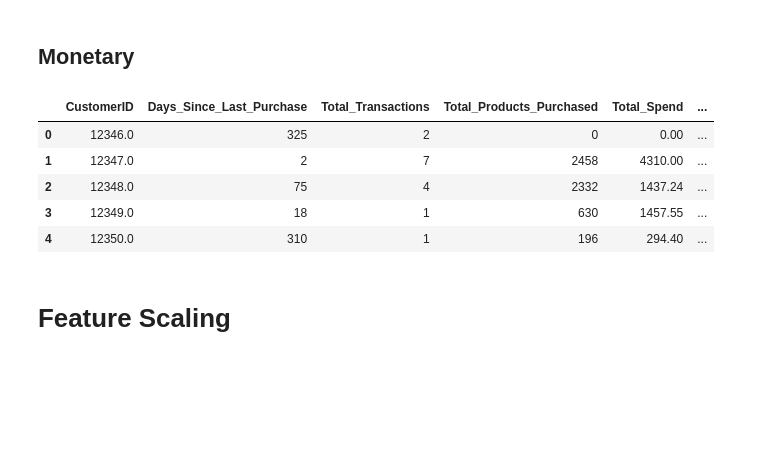
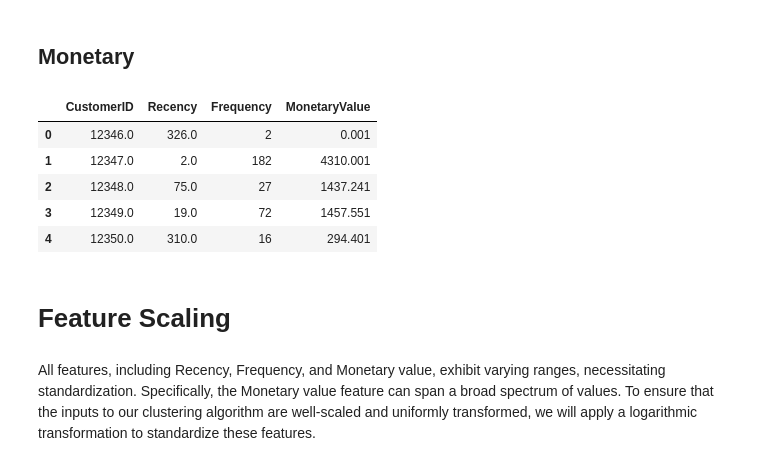
Before and after one commit to bkandh30/customer-segmentation, a Jupyter notebook: customer-segmentation.ipynb, the cells around one changed output. Cells and saved outputs as stored; diff of their text form; code cells hidden in the pictures; blank space fills up the shorter version.

Commit message:
Implemented K-Means Clustering

```diff
--- a/customer-segmentation.ipynb
+++ b/customer-segmentation.ipynb
@@ -612,0 +581,5 @@ customer_data.head()
+# %%
+dfCustomerFrequency = df[['CustomerID', 'TotalAmount']].groupby('CustomerID').count().reset_index()
+dfCustomerFrequency.rename(columns={'TotalAmount': 'Frequency'}, inplace= True)
+new_df = new_df.merge(dfCustomerFrequency, how="outer")
+new_df.head()
@@ -613,26 +593,20 @@ customer_data.head()
 # %% [markdown]
 ## Monetary
 # %%
-# Calculate the total spend by each customer
-df['Total_Spend'] = df['UnitPrice'] * df['Quantity']
-total_spend = df.groupby('CustomerID')['Total_Spend'].sum().reset_index()
-
-# Calculate the average transaction value for each customer
-average_transaction_value = total_spend.merge(total_transactions, on='CustomerID')
-average_transaction_value['Average_Transaction_Value'] = average_transaction_value['Total_Spend'] / average_transaction_value['Total_Transactions']
-
-# Merge the new features into the customer_data dataframe
-customer_data = pd.merge(customer_data, total_spend, on='CustomerID')
-customer_data = pd.merge(customer_data, average_transaction_value[['CustomerID', 'Average_Transaction_Value']], on='CustomerID')
-
-# Display the first few rows of the customer_data dataframe
-customer_data.head()
+dfCustomerMV = df[['CustomerID', 'TotalAmount']].groupby('CustomerID').sum().reset_index()
+dfCustomerMV.rename(columns={'TotalAmount': 'MonetaryValue'}, inplace= True)
+new_df = new_df.merge(dfCustomerMV, how="outer")
+#add a small number to monetary value to avoid problems with zeros as we transform to log scale
+new_df["MonetaryValue"] = new_df["MonetaryValue"] + 0.001
+new_df.head()
 # %% [output]
-|  | CustomerID | Days_Since_Last_Purchase | Total_Transactions | Total_Products_Purchased | Total_Spend | ... |
-| 0 | 12346.0 | 325 | 2 | 0 | 0.00 | ... |
-| 1 | 12347.0 | 2 | 7 | 2458 | 4310.00 | ... |
-| 2 | 12348.0 | 75 | 4 | 2332 | 1437.24 | ... |
-| 3 | 12349.0 | 18 | 1 | 630 | 1457.55 | ... |
-| 4 | 12350.0 | 310 | 1 | 196 | 294.40 | ... |
+|  | CustomerID | Recency | Frequency | MonetaryValue |
+| 0 | 12346.0 | 326.0 | 2 | 0.001 |
+| 1 | 12347.0 | 2.0 | 182 | 4310.001 |
+| 2 | 12348.0 | 75.0 | 27 | 1437.241 |
+| 3 | 12349.0 | 19.0 | 72 | 1457.551 |
+| 4 | 12350.0 | 310.0 | 16 | 294.401 |
 # %% [markdown]
 # Feature Scaling
+# %% [markdown]
+All features, including Recency, Frequency, and Monetary value, exhibit varying ranges, necessitating standardization. Specifically, the Monetary value feature can span a broad spectrum of values. To ensure that the inputs to our clustering algorithm are well-scaled and uniformly transformed, we will apply a logarithmic transformation to standardize these features.
```
Also changed, not shown: parts of 42 cells of this notebook.
